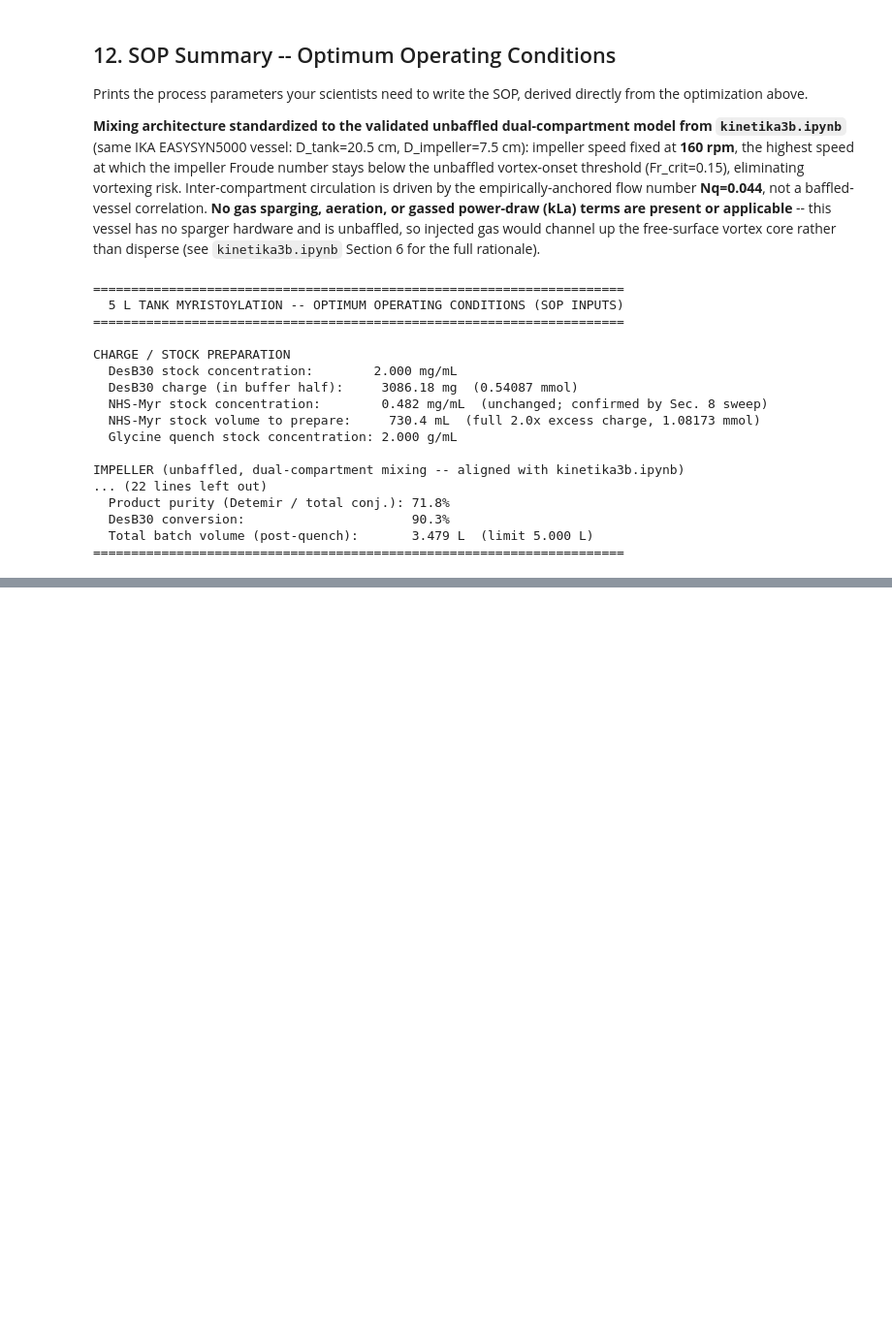
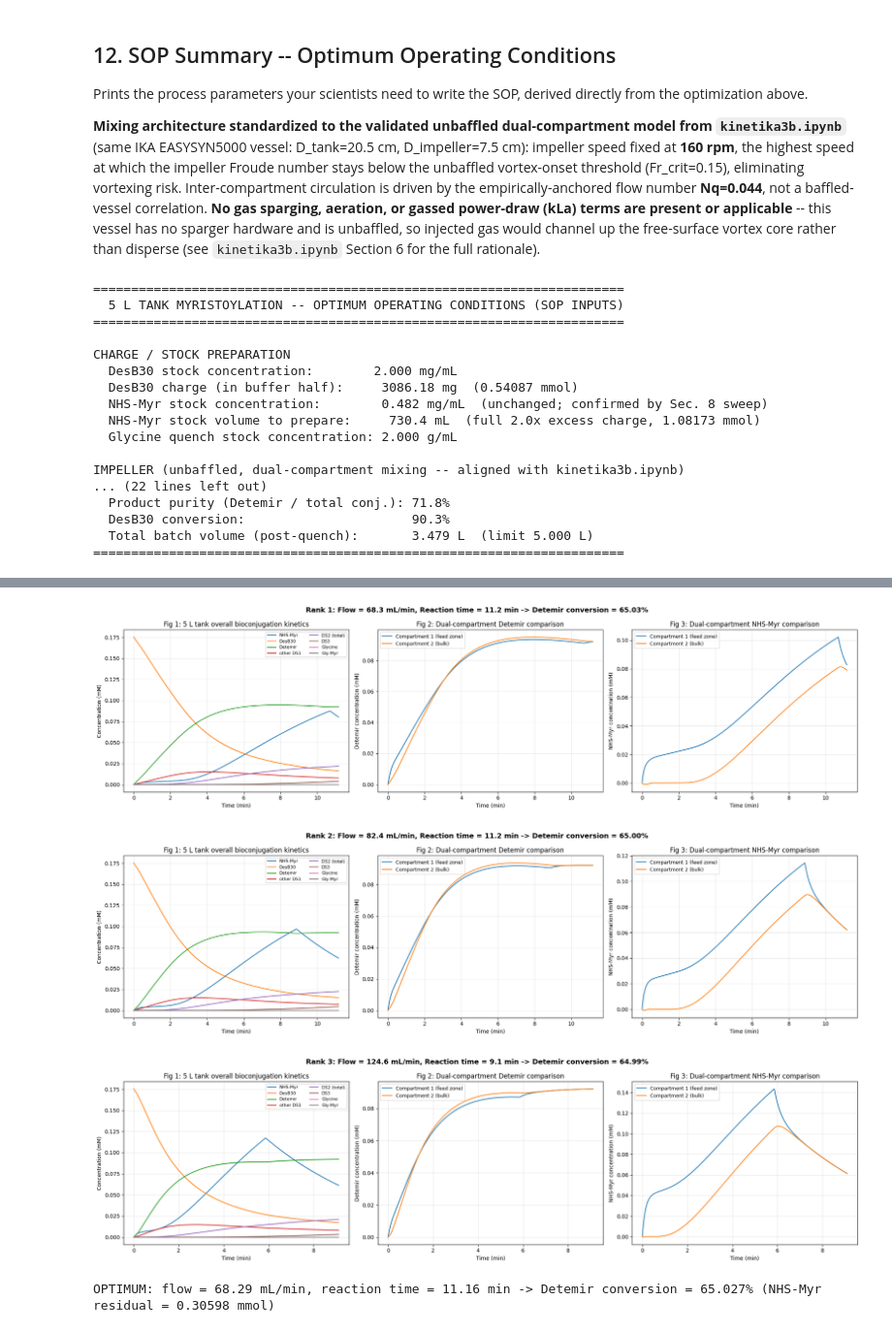
Before and after one commit to rdswan2016/myr_simulation, a Jupyter notebook: myr_mechanistic_model_5L_optimized_FIXED.ipynb, the cells around one changed output, grey strips where cells are left out. Shown at 97% size. Cells and saved outputs as stored; diff of their text form; code cells hidden in the pictures; blank space fills up the shorter version.

Commit message:
feat: optimize 5L detemir conversion parameters and document optimal operational window

```diff
--- a/myr_mechanistic_model_5L_optimized_FIXED.ipynb
+++ b/myr_mechanistic_model_5L_optimized_FIXED.ipynb
@@ -613,0 +697,68 @@ IMPELLER (unbaffled, dual-compartment mixing -- aligned with kinetika3b.ipynb)
+# %%
+# --- Section 13b: full time-resolved simulation + 3-panel plots for the top-3 scenarios ---
+def full_timecourse(flow_mL_min, rxn_time_min, grid_n=600):
+    T_feed_min = (V_nhs_add_L * 1000.0) / flow_mL_min
+    t_hold_s = rxn_time_min * 60.0
+    sol_o, V_start_o = run_stage_2_dosed(y_mix_opt, V1_opt, T_feed_min, moles_nhs_mmol, V_nhs_add_L,
+                                          t_hold_s=t_hold_s)
+    t_end = min(t_hold_s, sol_o.t[-1])
+    t_grid_s = np.linspace(0, t_end, grid_n)
+    y_grid = sol_o.sol(t_grid_s).reshape(N_SPECIES, N_COMPARTMENTS, grid_n)
+    T_feed_s = T_feed_min * 60.0
+    V1_t = np.empty(grid_n); V2_t = np.empty(grid_n)
+    for i, t in enumerate(t_grid_s):
+        V_added = min(t, T_feed_s) / T_feed_s * V_nhs_add_L
+        V1_t[i], V2_t[i], _ = calc_compartments(V_start_o + V_added)
+    conc = np.zeros((N_SPECIES, N_COMPARTMENTS, grid_n))
+    conc[:, 0, :] = y_grid[:, 0, :] / V1_t
+    conc[:, 1, :] = y_grid[:, 1, :] / V2_t
+    total_moles = y_grid.sum(axis=1)
+    total_V = V1_t + V2_t
+    conc_overall = total_moles / total_V
+    return dict(t_min=t_grid_s / 60.0, conc=conc, conc_overall=conc_overall, T_feed_min=T_feed_min)
+
+plot_species_overall = ['nhs_myr', 'desb30', 'detemir', 'other_DS1', 'DS2_total', 'DS3', 'glycine', 'gly_myr']
+species_labels = {'nhs_myr': 'NHS-Myr', 'desb30': 'DesB30', 'detemir': 'Detemir', 'other_DS1': 'other DS1',
+                   'DS2_total': 'DS2 (total)', 'DS3': 'DS3', 'glycine': 'Glycine', 'gly_myr': 'Gly-Myr'}
+
+top3_results = []
+for rank, r in enumerate(top3_opt, 1):
+    tc = full_timecourse(r['flow'], r['rxn_time'])
+    top3_results.append((r, tc))
+
+    fig, axes = plt.subplots(1, 3, figsize=(20, 5.5))
+    fig.suptitle(f"Rank {rank}: Flow = {r['flow']:.1f} mL/min, Reaction time = {r['rxn_time']:.1f} min "
+                 f"-> Detemir conversion = {r['conversion']:.2f}%", fontsize=13, fontweight='bold')
+
+    ax = axes[0]
+    for sp in plot_species_overall:
+        ax.plot(tc['t_min'], tc['conc_overall'][IDX[sp]], label=species_labels[sp])
+    ax.set_xlabel('Time (min)'); ax.set_ylabel('Concentration (mM)')
+    ax.set_title('Fig 1: 5 L tank overall bioconjugation kinetics')
+    ax.legend(fontsize=8, ncol=2); ax.grid(alpha=0.3)
+
+    ax = axes[1]
+    ax.plot(tc['t_min'], tc['conc'][IDX['detemir'], 0], label='Compartment 1 (feed zone)')
+    ax.plot(tc['t_min'], tc['conc'][IDX['detemir'], 1], label='Compartment 2 (bulk)')
+    ax.set_xlabel('Time (min)'); ax.set_ylabel('Detemir concentration (mM)')
+    ax.set_title('Fig 2: Dual-compartment Detemir comparison')
+    ax.legend(fontsize=9); ax.grid(alpha=0.3)
+
+    ax = axes[2]
+    ax.plot(tc['t_min'], tc['conc'][IDX['nhs_myr'], 0], label='Compartment 1 (feed zone)')
+    ax.plot(tc['t_min'], tc['conc'][IDX['nhs_myr'], 1], label='Compartment 2 (bulk)')
+    ax.set_xlabel('Time (min)'); ax.set_ylabel('NHS-Myr concentration (mM)')
+    ax.set_title('Fig 3: Dual-compartment NHS-Myr comparison')
+    ax.legend(fontsize=9); ax.grid(alpha=0.3)
+
+    plt.tight_layout()
+    plt.show()
+
+best_opt = top3_opt[0]
+print(f"\nOPTIMUM: flow = {best_opt['flow']:.2f} mL/min, reaction time = {best_opt['rxn_time']:.2f} min "
+      f"-> Detemir conversion = {best_opt['conversion']:.3f}% (NHS-Myr residual = {best_opt['nhs_residual_mmol']:.5f} mmol)")
+# %% [output]
+[figure, added]
+[figure, added]
+[figure, added]
+OPTIMUM: flow = 68.29 mL/min, reaction time = 11.16 min -> Detemir conversion = 65.027% (NHS-Myr residual = 0.30598 mmol)
```
Also changed, not shown: parts of 3 cells of this notebook.
